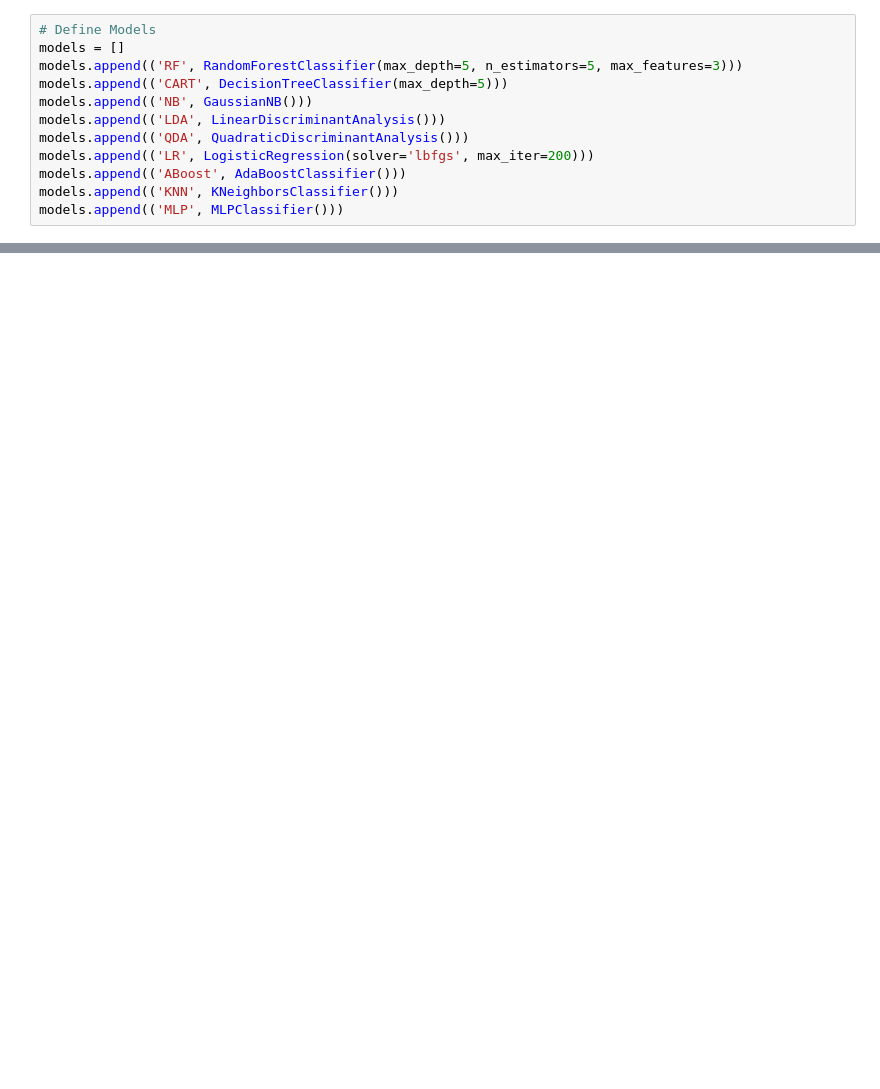
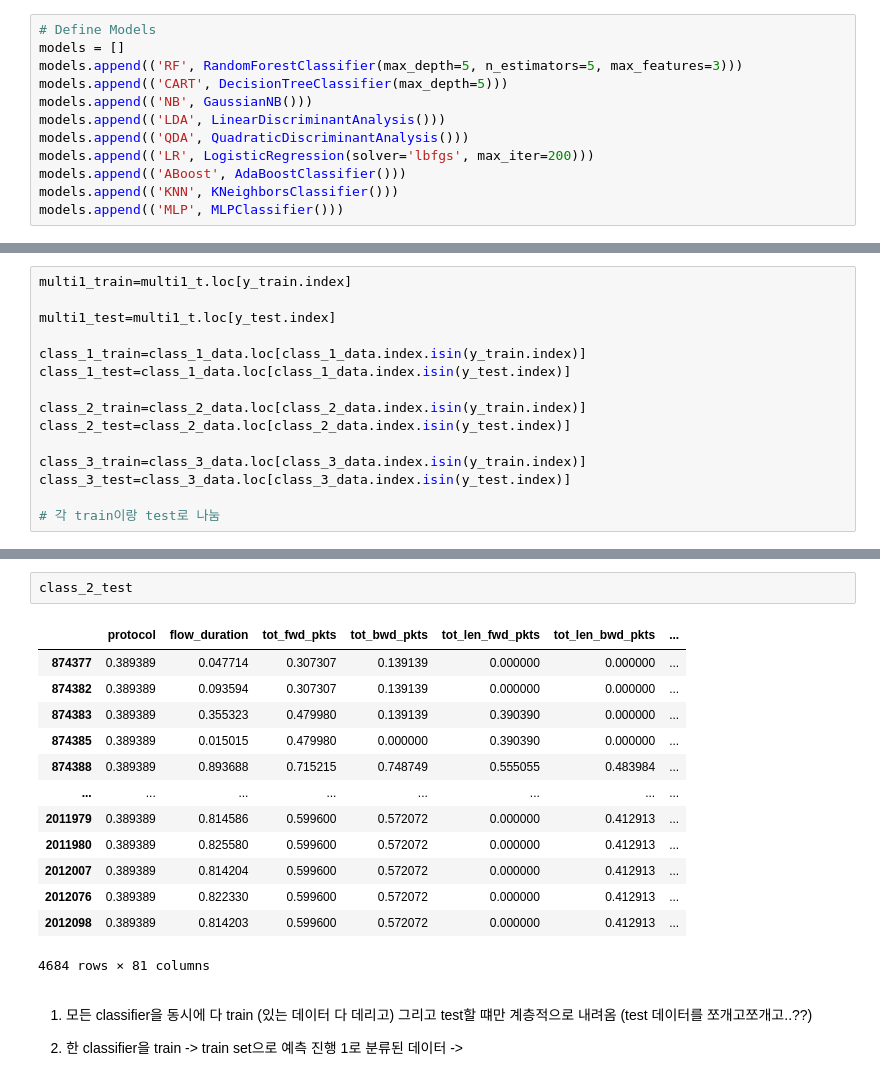
Before and after one commit to CSID-DGU/MLAC, a Jupyter notebook: hierarchical/hierarchical.ipynb, the cells around one changed output, grey strips where cells are left out. Drawn from its saved outputs; the diff is of its cells as text; blank space fills up the shorter version.

```diff
--- a/hierarchical/hierarchical.ipynb
+++ b/hierarchical/hierarchical.ipynb
@@ -276,0 +99,15 @@ df.to_csv(os.path.join(outpath,'evaluation'),header=True)
+# %%
+multi1_train=multi1_t.loc[y_train.index]
+
+multi1_test=multi1_t.loc[y_test.index]
+
+class_1_train=class_1_data.loc[class_1_data.index.isin(y_train.index)]
+class_1_test=class_1_data.loc[class_1_data.index.isin(y_test.index)]
+
+class_2_train=class_2_data.loc[class_2_data.index.isin(y_train.index)]
+class_2_test=class_2_data.loc[class_2_data.index.isin(y_test.index)]
+
+class_3_train=class_3_data.loc[class_3_data.index.isin(y_train.index)]
+class_3_test=class_3_data.loc[class_3_data.index.isin(y_test.index)]
+
+# 각 train이랑 test로 나눔
@@ -276,0 +136,21 @@ df.to_csv(os.path.join(outpath,'evaluation'),header=True)
+# %%
+class_2_test
+# %% [output]
+|  | protocol | flow_duration | tot_fwd_pkts | tot_bwd_pkts | tot_len_fwd_pkts | tot_len_bwd_pkts | ... |
+| 874377 | 0.389389 | 0.047714 | 0.307307 | 0.139139 | 0.000000 | 0.000000 | ... |
+| 874382 | 0.389389 | 0.093594 | 0.307307 | 0.139139 | 0.000000 | 0.000000 | ... |
+| 874383 | 0.389389 | 0.355323 | 0.479980 | 0.139139 | 0.390390 | 0.000000 | ... |
+| 874385 | 0.389389 | 0.015015 | 0.479980 | 0.000000 | 0.390390 | 0.000000 | ... |
+| 874388 | 0.389389 | 0.893688 | 0.715215 | 0.748749 | 0.555055 | 0.483984 | ... |
+| ... | ... | ... | ... | ... | ... | ... | ... |
+| 2011979 | 0.389389 | 0.814586 | 0.599600 | 0.572072 | 0.000000 | 0.412913 | ... |
+| 2011980 | 0.389389 | 0.825580 | 0.599600 | 0.572072 | 0.000000 | 0.412913 | ... |
+| 2012007 | 0.389389 | 0.814204 | 0.599600 | 0.572072 | 0.000000 | 0.412913 | ... |
+| 2012076 | 0.389389 | 0.822330 | 0.599600 | 0.572072 | 0.000000 | 0.412913 | ... |
+| 2012098 | 0.389389 | 0.814203 | 0.599600 | 0.572072 | 0.000000 | 0.412913 | ... |
+4684 rows × 81 columns
+# %% [markdown]
+1. 모든 classifier을 동시에 다 train (있는 데이터 다 데리고)
+    그리고 test할 떄만 계층적으로 내려옴 (test 데이터를 쪼개고쪼개고..??)
+
+2. 한 classifier을 train -> train set으로 예측 진행 1로 분류된 데이터 ->
```
Also changed, not shown: parts of 29 cells of this notebook.
